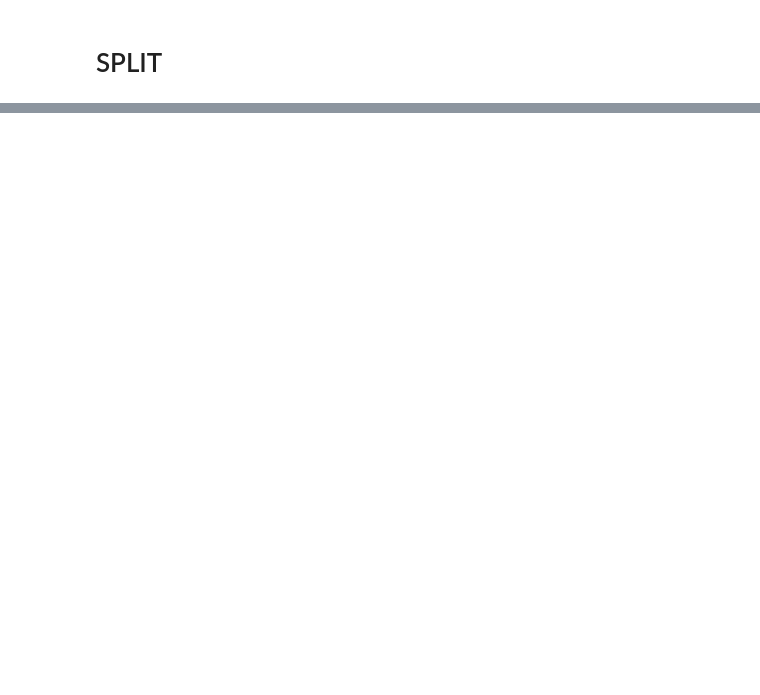
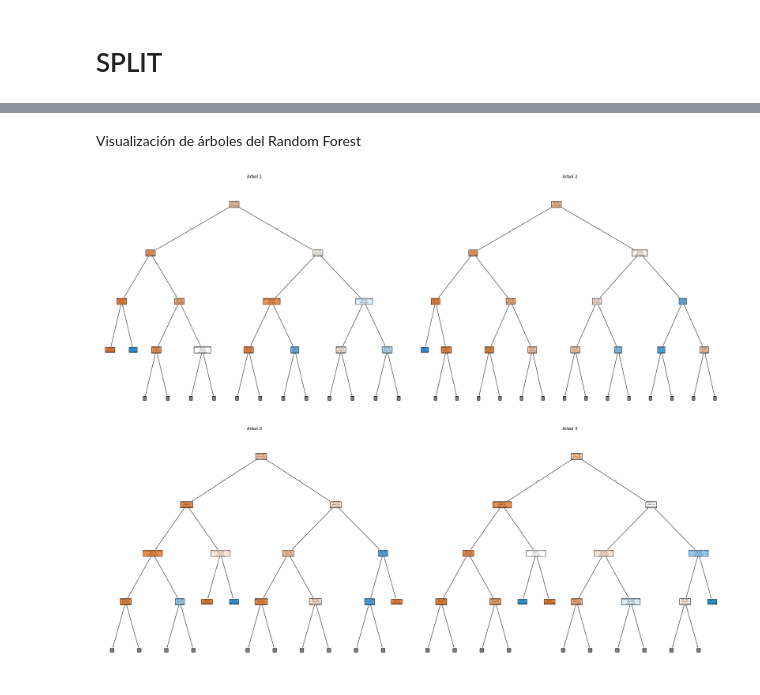
Before and after one commit to 4GeeksAcademy/marcoakai_machine_learning, a Jupyter notebook: src/05-random-forest-diabetes.ipynb, the cells around one changed output, grey strips where cells are left out. Drawn from its saved outputs; the diff is of its cells as text; code cells hidden in the pictures; blank space fills up the shorter version.

```diff
--- a/src/05-random-forest-diabetes.ipynb
+++ b/src/05-random-forest-diabetes.ipynb
@@ -18,0 +118,19 @@ NameError: name 'train_test_split' is not defined
+# %% [markdown]
+Visualización de árboles del Random Forest
+# %%
+fig, axes = plt.subplots(2, 2, figsize=(25, 20))
+
+for i, ax in enumerate(axes.flatten()):
+    tree.plot_tree(best_model.estimators_[i],
+                   feature_names=X.columns,
+                   class_names=["No Diabetes", "Diabetes"],
+                   filled=True,
+                   rounded=True,
+                   max_depth=3,
+                   ax=ax)
+    ax.set_title(f"Árbol {i+1}")
+
+plt.tight_layout()
+plt.show()
+# %% [output]
+[figure, added]
```
Also changed, not shown: parts of 13 cells of this notebook, 2 other files.
